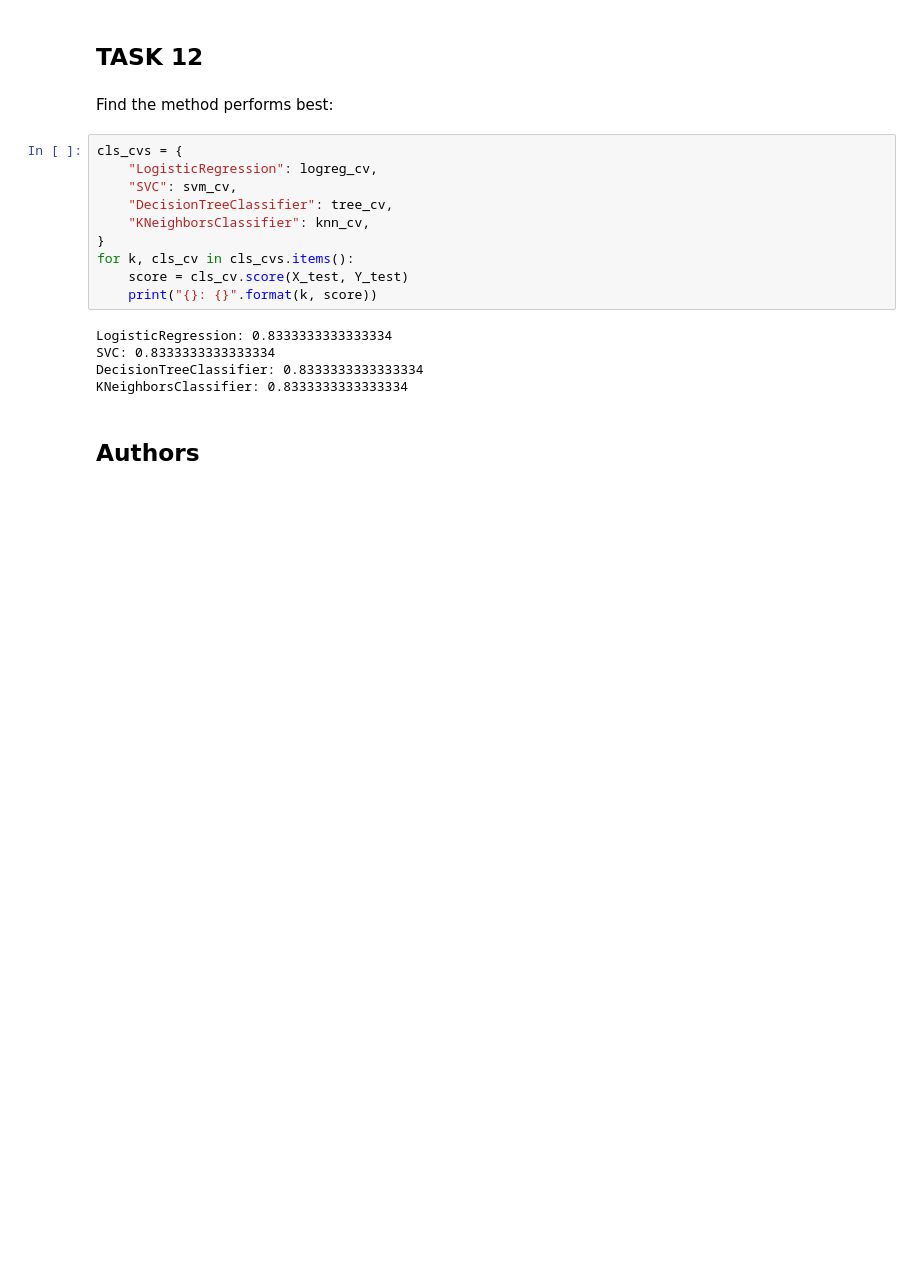
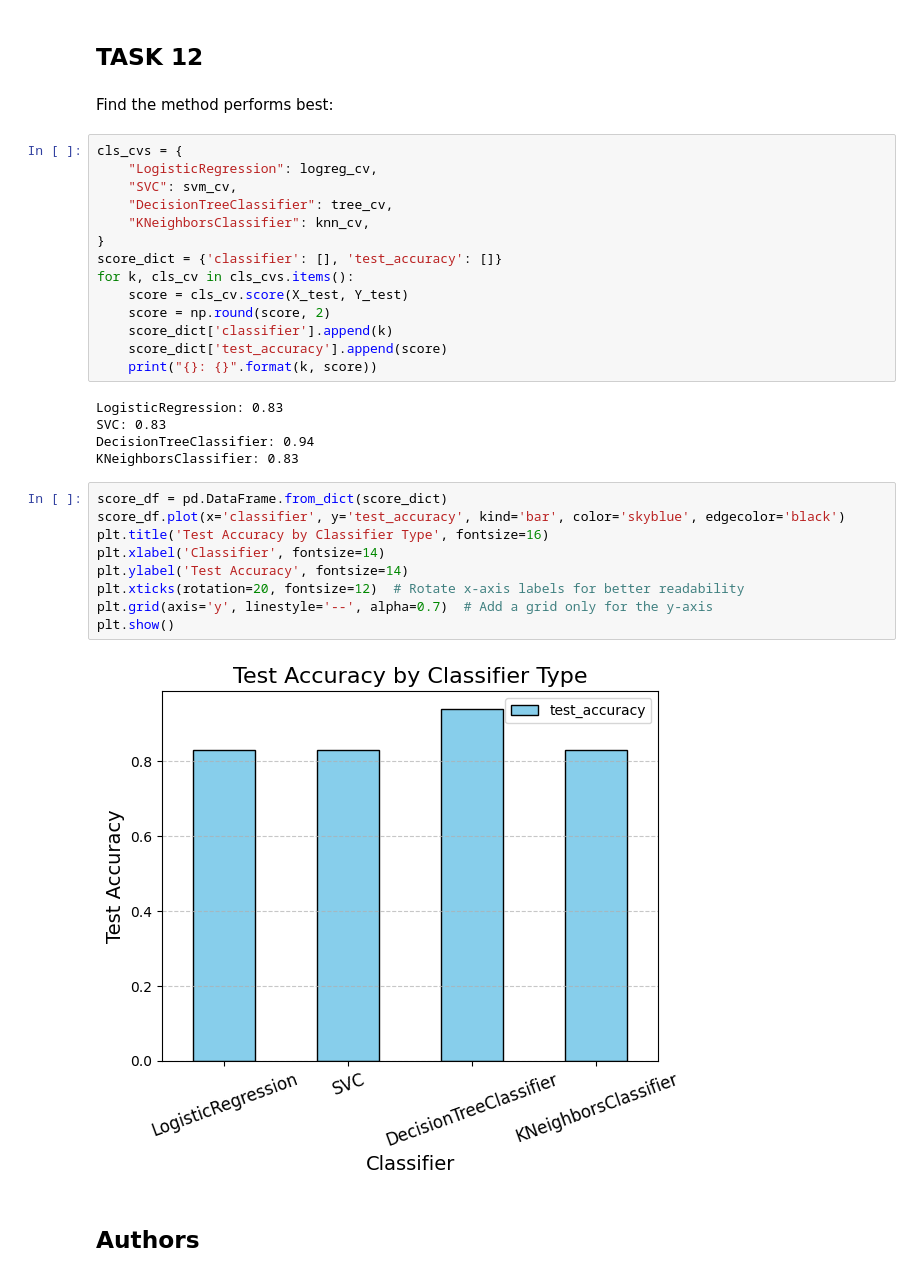
Before and after one commit to Mimamsa/coursera-peer-graded-assignments, a Jupyter notebook: AppliedDataScienceCapstone/Module4/SpaceX_Machine Learning Prediction_Part_5.ipynb, the cells around one changed output. Saved outputs shown, nothing was run; the diff lists cells and outputs as text; blank space fills up the shorter version.

```diff
--- a/AppliedDataScienceCapstone/Module4/SpaceX_Machine Learning Prediction_Part_5.ipynb
+++ b/AppliedDataScienceCapstone/Module4/SpaceX_Machine Learning Prediction_Part_5.ipynb
@@ -344,14 +344,29 @@ cls_cvs = {
     "DecisionTreeClassifier": tree_cv,
     "KNeighborsClassifier": knn_cv,
 }
+score_dict = {'classifier': [], 'test_accuracy': []}
 for k, cls_cv in cls_cvs.items():
     score = cls_cv.score(X_test, Y_test)
+    score = np.round(score, 2)
+    score_dict['classifier'].append(k)
+    score_dict['test_accuracy'].append(score)
     print("{}: {}".format(k, score))
 # %% [output]
-LogisticRegression: 0.8333333333333334
-SVC: 0.8333333333333334
-DecisionTreeClassifier: 0.8333333333333334
-KNeighborsClassifier: 0.8333333333333334
+LogisticRegression: 0.83
+SVC: 0.83
+DecisionTreeClassifier: 0.94
+KNeighborsClassifier: 0.83
+# %%
+score_df = pd.DataFrame.from_dict(score_dict)
+score_df.plot(x='classifier', y='test_accuracy', kind='bar', color='skyblue', edgecolor='black')
+plt.title('Test Accuracy by Classifier Type', fontsize=16)
+plt.xlabel('Classifier', fontsize=14)
+plt.ylabel('Test Accuracy', fontsize=14)
+plt.xticks(rotation=20, fontsize=12)  # Rotate x-axis labels for better readability
+plt.grid(axis='y', linestyle='--', alpha=0.7)  # Add a grid only for the y-axis
+plt.show()
+# %% [output]
+[figure, added]
 # %% [markdown]
 ## Authors
 # %% [markdown]
```
Also changed, not shown: parts of 7 cells of this notebook, 2 other files.
